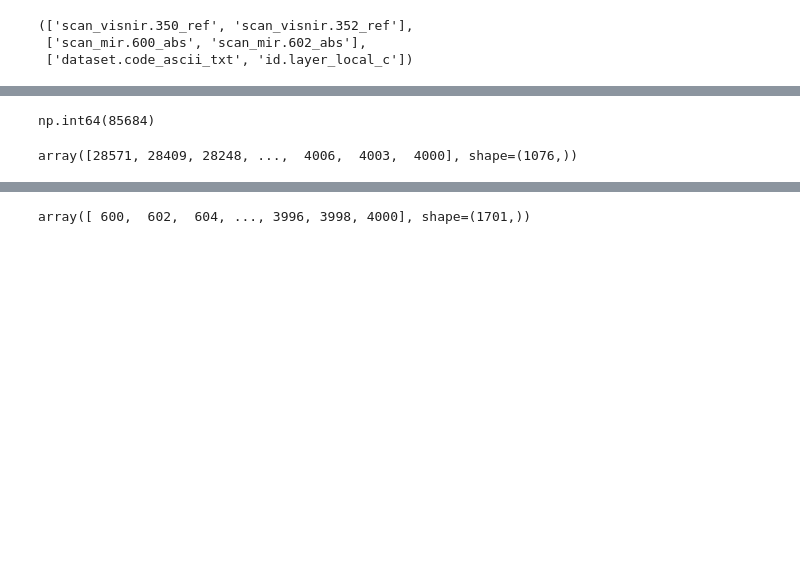
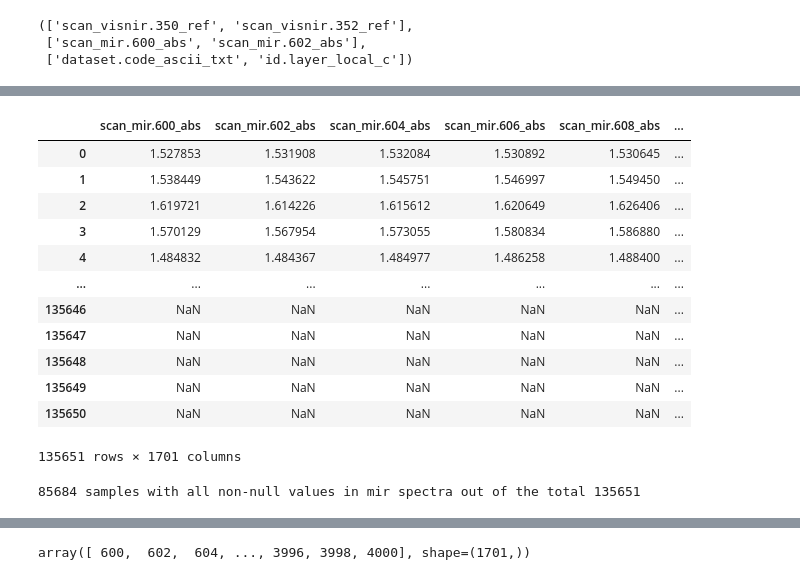
Before and after one commit to franckalbinet/soilspecdata, a Jupyter notebook: nbs/01_datasets.ossl.ipynb, the cells around one changed output, grey strips where cells are left out. Drawn from its saved outputs; the diff is of its cells as text; code cells hidden in the pictures; blank space fills up the shorter version.

```diff
--- a/nbs/01_datasets.ossl.ipynb
+++ b/nbs/01_datasets.ossl.ipynb
@@ -17,7 +22,10 @@ from soilspecdata.types import *
 # %%
-#| exports
+#| export
 class OSSLData:
-    def __init__(self, df):
+    "OSSL (Open Soil Spectral Library) data container"
+    def __init__(self,
+                 df: pd.DataFrame # dataframe containing OSSL data
+                 ):
         self.df = df
         self._parse_columns()
         self.sample_ids = (df['id.layer_local_c'].values if 'id.layer_local_c'
@@ -111,6 +170,24 @@ def _get_valid_spectra_mask(self:OSSLData, spectra_cols):
 # %%
 #| eval: false
-ossl._get_valid_spectra_mask(ossl.mir_cols).sum()
+ossl.df[ossl.mir_cols]
 # %% [output]
+|  | scan_mir.600_abs | scan_mir.602_abs | scan_mir.604_abs | scan_mir.606_abs | scan_mir.608_abs | ... |
+| 0 | 1.527853 | 1.531908 | 1.532084 | 1.530892 | 1.530645 | ... |
+| 1 | 1.538449 | 1.543622 | 1.545751 | 1.546997 | 1.549450 | ... |
+| 2 | 1.619721 | 1.614226 | 1.615612 | 1.620649 | 1.626406 | ... |
+| 3 | 1.570129 | 1.567954 | 1.573055 | 1.580834 | 1.586880 | ... |
+| 4 | 1.484832 | 1.484367 | 1.484977 | 1.486258 | 1.488400 | ... |
+| ... | ... | ... | ... | ... | ... | ... |
+| 135646 | NaN | NaN | NaN | NaN | NaN | ... |
+| 135647 | NaN | NaN | NaN | NaN | NaN | ... |
+| 135648 | NaN | NaN | NaN | NaN | NaN | ... |
+| 135649 | NaN | NaN | NaN | NaN | NaN | ... |
+| 135650 | NaN | NaN | NaN | NaN | NaN | ... |
-np.int64(85684)
+135651 rows × 1701 columns
+# %%
+#| eval: false
+mask = ossl.df[ossl.mir_cols].notna().all(axis=1)
+print(mask.sum(), 'samples with all non-null values in mir spectra out of the total', len(mask))
+# %% [output]
+85684 samples with all non-null values in mir spectra out of the total 135651
 # %%
@@ -124,8 +201,3 @@ def _extract_wavenumbers(self:OSSLData,
     if 'visnir' in cols[0].lower():
         return np.array([int(1e7 / w) for w in ws])
     return ws
-# %%
-#| eval: false
-ossl._extract_wavenumbers(ossl.visnir_cols)
-# %% [output]
-array([28571, 28409, 28248, ...,  4006,  4003,  4000], shape=(1076,))
```
Also changed, not shown: parts of 42 cells of this notebook, 6 other files.
